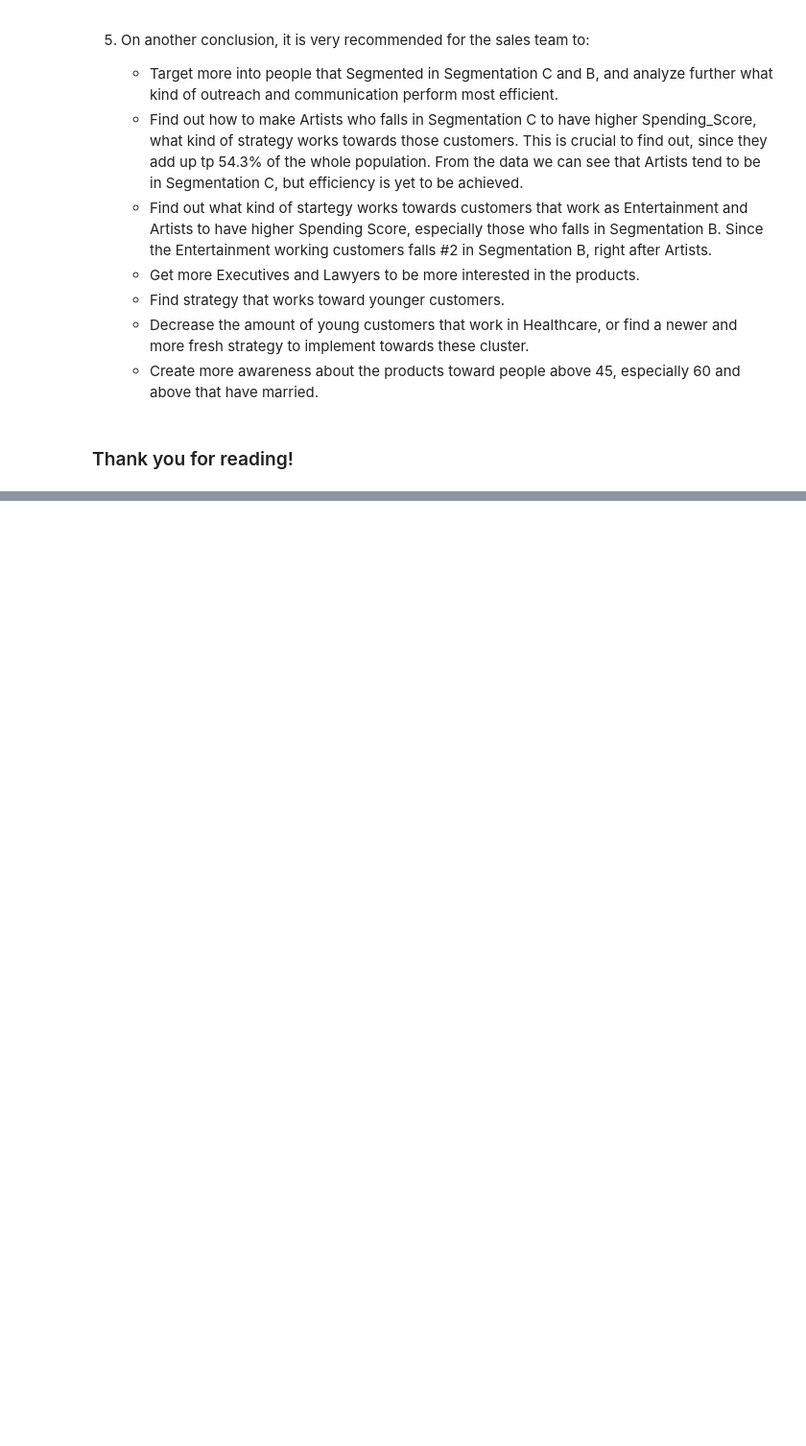
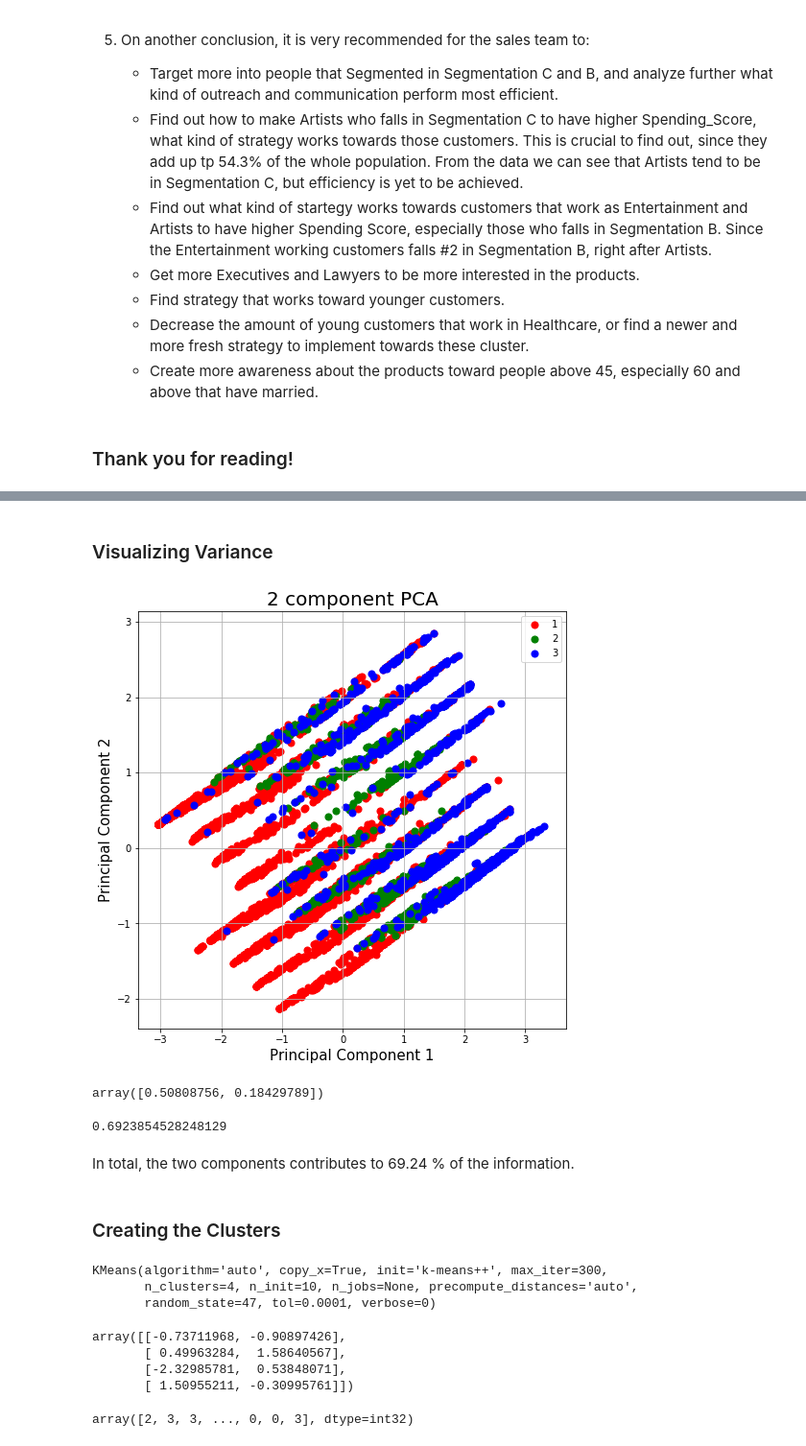
Before and after one commit to harashtaht/CustomerSegmentation, a Jupyter notebook: customerSegmentation/EDA_classification.ipynb, the cells around one changed output, grey strips where cells are left out. Shown at 96% size. Cells and saved outputs as stored; diff of their text form; code cells hidden in the pictures; blank space fills up the shorter version.

```diff
--- a/customerSegmentation/EDA_classification.ipynb
+++ b/customerSegmentation/EDA_classification.ipynb
@@ -1886,0 +1950,25 @@ dfTr.groupby(["Spending_Score", "Segmentation"])["Profession"].value_counts(norm
+# %%
+from sklearn.preprocessing import StandardScaler
+
+features = ['Ever_Married', 'Profession', 'Age', 'Segmentation', 'Graduated']
+
+# Separating out the features
+x = data.loc[:, features].values
+
+# Separating out the target
+y = data.loc[:, ['Spending']].values
+
+# Standardize the features
+x = StandardScaler().fit_transform(x)
+# %%
+from sklearn.decomposition import PCA
+
+pca = PCA(n_components = 2)
+
+principalComponents = pca.fit_transform(x)
+
+principalDf = pd.DataFrame(data = principalComponents,
+                          columns = ['PC1', 'PC2'])
+# %%
+finalDf = pd.concat([principalDf, data['Spending']], axis = 1)
+finalDf.head()
@@ -1886,0 +1982,35 @@ dfTr.groupby(["Spending_Score", "Segmentation"])["Profession"].value_counts(norm
+# %% [markdown]
+### Visualizing Variance
+# %%
+fig = plt.figure(figsize = (8,8))
+ax = fig.add_subplot(1,1,1)
+ax.set_xlabel('Principal Component 1', fontsize = 15)
+ax.set_ylabel('Principal Component 2', fontsize = 15)
+ax.set_title('2 component PCA', fontsize = 20)
+targets = [1,2,3]
+colors = ['r', 'g', 'b']
+for target, color in zip(targets,colors):
+    indicesToKeep = finalDf['Spending'] == target
+    ax.scatter(finalDf.loc[indicesToKeep, 'PC1']
+               , finalDf.loc[indicesToKeep, 'PC2']
+               , c = color
+               , s = 50)
+ax.legend(targets)
+ax.grid()
+# %% [output]
+[figure, added]
+# %%
+pca.explained_variance_ratio_
+# %% [output]
+array([0.50808756, 0.18429789])
+# %%
+num = 0
+for i in pca.explained_variance_ratio_:
+    num+= i
+num
+# %% [output]
+0.6923854528248129
+# %% [markdown]
+In total, the two components contributes to 69.24 % of the information.
+# %% [markdown]
+### Creating the Clusters
@@ -1886,0 +2021,17 @@ dfTr.groupby(["Spending_Score", "Segmentation"])["Profession"].value_counts(norm
+# %%
+kmeans.fit(finalDf[['PC1', 'PC2']])
+# %% [output]
+KMeans(algorithm='auto', copy_x=True, init='k-means++', max_iter=300,
+       n_clusters=4, n_init=10, n_jobs=None, precompute_distances='auto',
+       random_state=47, tol=0.0001, verbose=0)
+# %%
+kmeans.cluster_centers_
+# %% [output]
+array([[-0.73711968, -0.90897426],
+       [ 0.49963284,  1.58640567],
+       [-2.32985781,  0.53848071],
+       [ 1.50955211, -0.30995761]])
+# %%
+kmeans.labels_
+# %% [output]
+array([2, 3, 3, ..., 0, 0, 3], dtype=int32)
```
Also changed, not shown: parts of 15 cells of this notebook.
